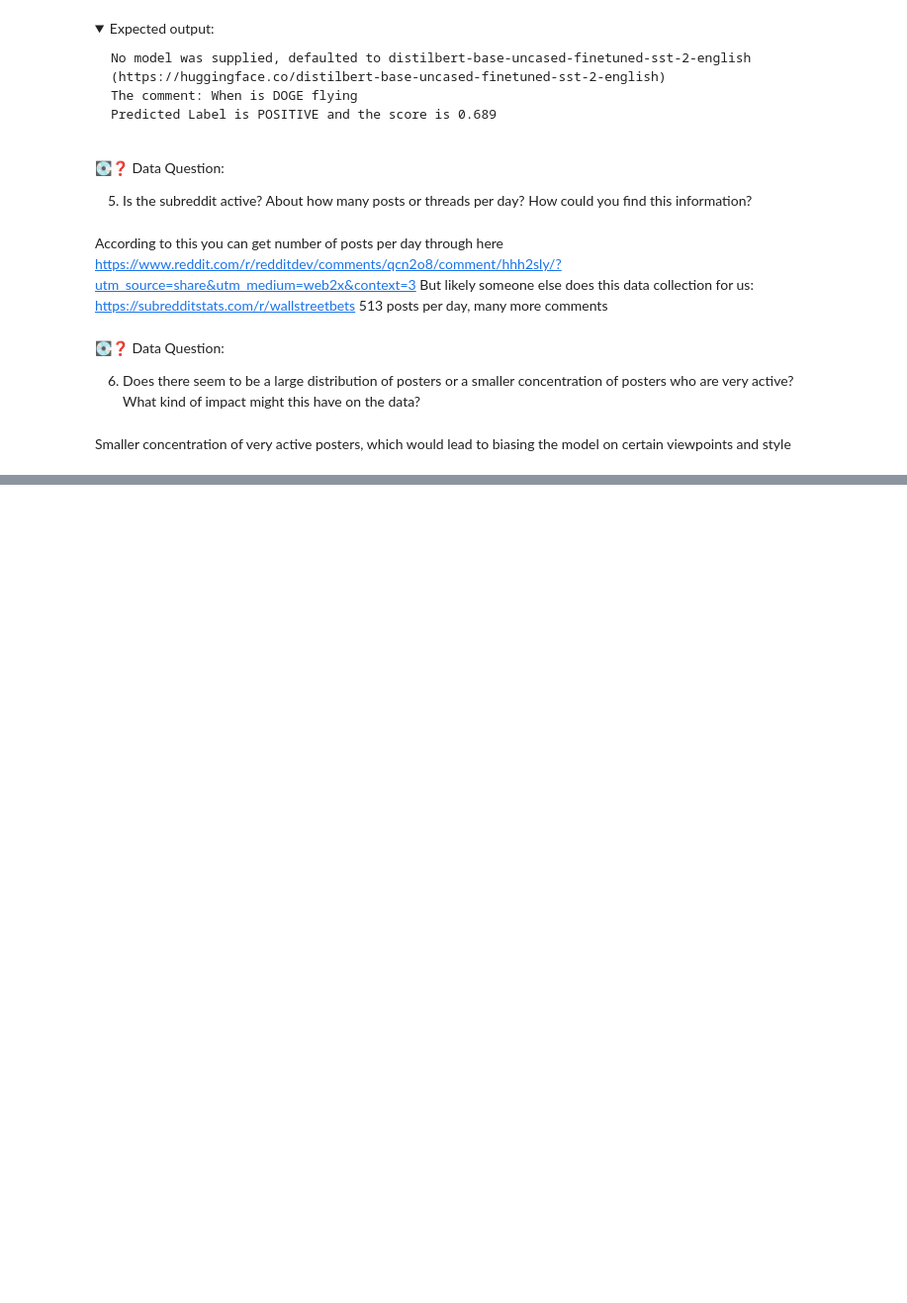
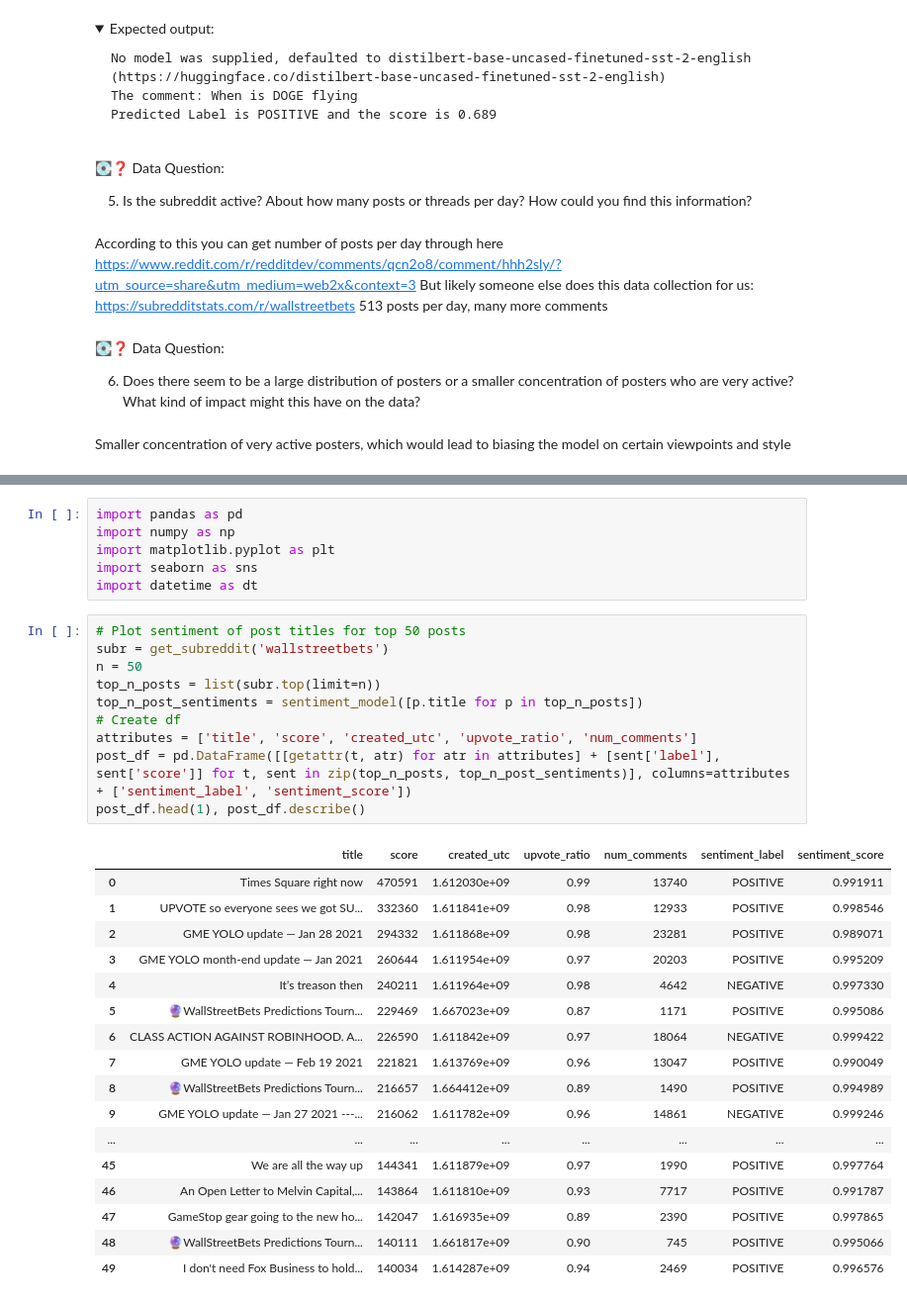
Before and after one commit to JonathanGrant/MLE-10, a Jupyter notebook: assignments/week-03-reddit-sentiment-analysis/nb/analyze-sentiment-subreddit.ipynb, the cells around one changed output, grey strips where cells are left out. Shown at 99% size. Cells and saved outputs as stored; diff of their text form; folded sections open; blank space fills up the shorter version.

```diff
--- a/assignments/week-03-reddit-sentiment-analysis/nb/analyze-sentiment-subreddit.ipynb
+++ b/assignments/week-03-reddit-sentiment-analysis/nb/analyze-sentiment-subreddit.ipynb
@@ -564,0 +608,34 @@ Smaller concentration of very active posters, which would lead to biasing the mo
+# %%
+import pandas as pd
+import numpy as np
+import matplotlib.pyplot as plt
+import seaborn as sns
+import datetime as dt
+# %%
+# Plot sentiment of post titles for top 50 posts
+subr = get_subreddit('wallstreetbets')
+n = 50
+top_n_posts = list(subr.top(limit=n))
+top_n_post_sentiments = sentiment_model([p.title for p in top_n_posts])
+# Create df
+attributes = ['title', 'score', 'created_utc', 'upvote_ratio', 'num_comments']
+post_df = pd.DataFrame([[getattr(t, atr) for atr in attributes] + [sent['label'], sent['score']] for t, sent in zip(top_n_posts, top_n_post_sentiments)], columns=attributes + ['sentiment_label', 'sentiment_score'])
+post_df.head(1), post_df.describe()
+# %% [output]
+|  | title | score | created_utc | upvote_ratio | num_comments | sentiment_label | sentiment_score |
+| 0 | Times Square right now | 470591 | 1.612030e+09 | 0.99 | 13740 | POSITIVE | 0.991911 |
+| 1 | UPVOTE so everyone sees we got SU... | 332360 | 1.611841e+09 | 0.98 | 12933 | POSITIVE | 0.998546 |
+| 2 | GME YOLO update — Jan 28 2021 | 294332 | 1.611868e+09 | 0.98 | 23281 | POSITIVE | 0.989071 |
+| 3 | GME YOLO month-end update — Jan 2021 | 260644 | 1.611954e+09 | 0.97 | 20203 | POSITIVE | 0.995209 |
+| 4 | It’s treason then | 240211 | 1.611964e+09 | 0.98 | 4642 | NEGATIVE | 0.997330 |
+| 5 | 🔮WallStreetBets Predictions Tourn... | 229469 | 1.667023e+09 | 0.87 | 1171 | POSITIVE | 0.995086 |
+| 6 | CLASS ACTION AGAINST ROBINHOOD. A... | 226590 | 1.611842e+09 | 0.97 | 18064 | NEGATIVE | 0.999422 |
+| 7 | GME YOLO update — Feb 19 2021 | 221821 | 1.613769e+09 | 0.96 | 13047 | POSITIVE | 0.990049 |
+| 8 | 🔮WallStreetBets Predictions Tourn... | 216657 | 1.664412e+09 | 0.89 | 1490 | POSITIVE | 0.994989 |
+| 9 | GME YOLO update — Jan 27 2021 ---... | 216062 | 1.611782e+09 | 0.96 | 14861 | NEGATIVE | 0.999246 |
+| ... | ... | ... | ... | ... | ... | ... | ... |
+| 45 | We are all the way up | 144341 | 1.611879e+09 | 0.97 | 1990 | POSITIVE | 0.997764 |
+| 46 | An Open Letter to Melvin Capital,... | 143864 | 1.611810e+09 | 0.93 | 7717 | POSITIVE | 0.991787 |
+| 47 | GameStop gear going to the new ho... | 142047 | 1.616935e+09 | 0.89 | 2390 | POSITIVE | 0.997865 |
+| 48 | 🔮WallStreetBets Predictions Tourn... | 140111 | 1.661817e+09 | 0.90 | 745 | POSITIVE | 0.995066 |
+| 49 | I don't need Fox Business to hold... | 140034 | 1.614287e+09 | 0.94 | 2469 | POSITIVE | 0.996576 |
```
Also changed, not shown: parts of 11 cells of this notebook.
